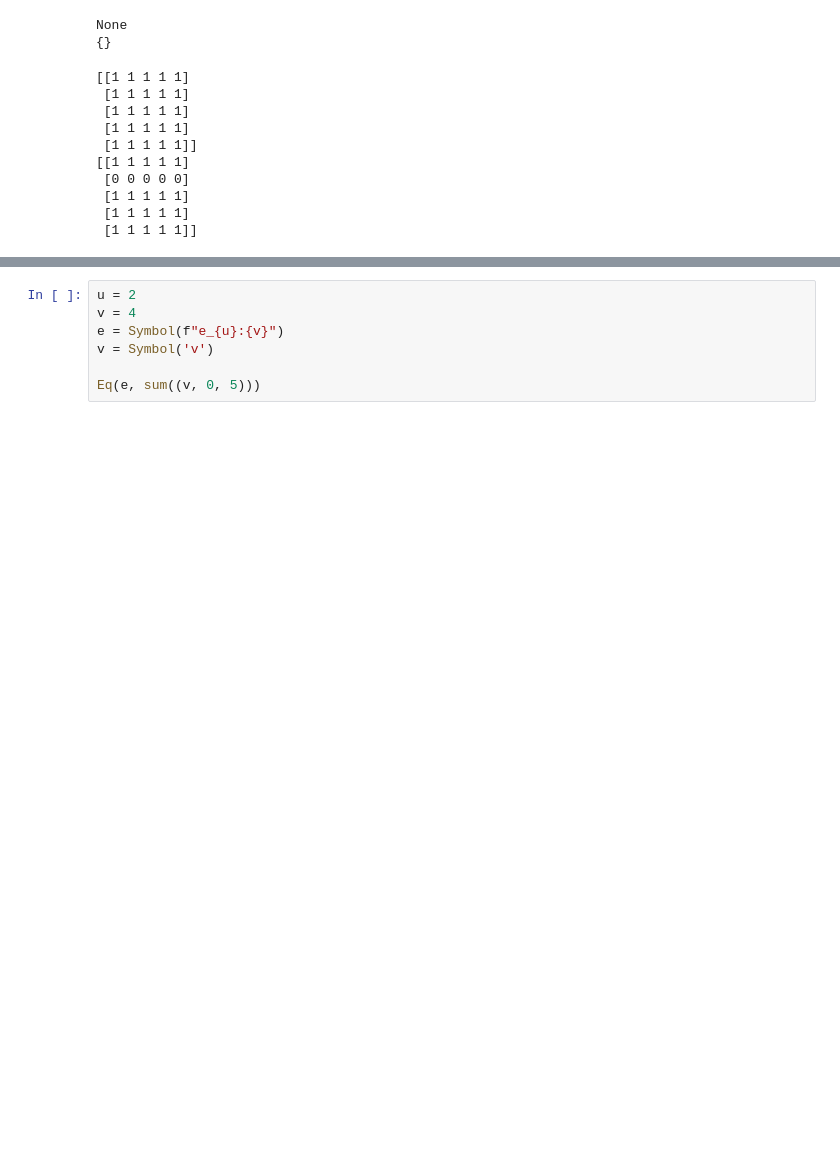
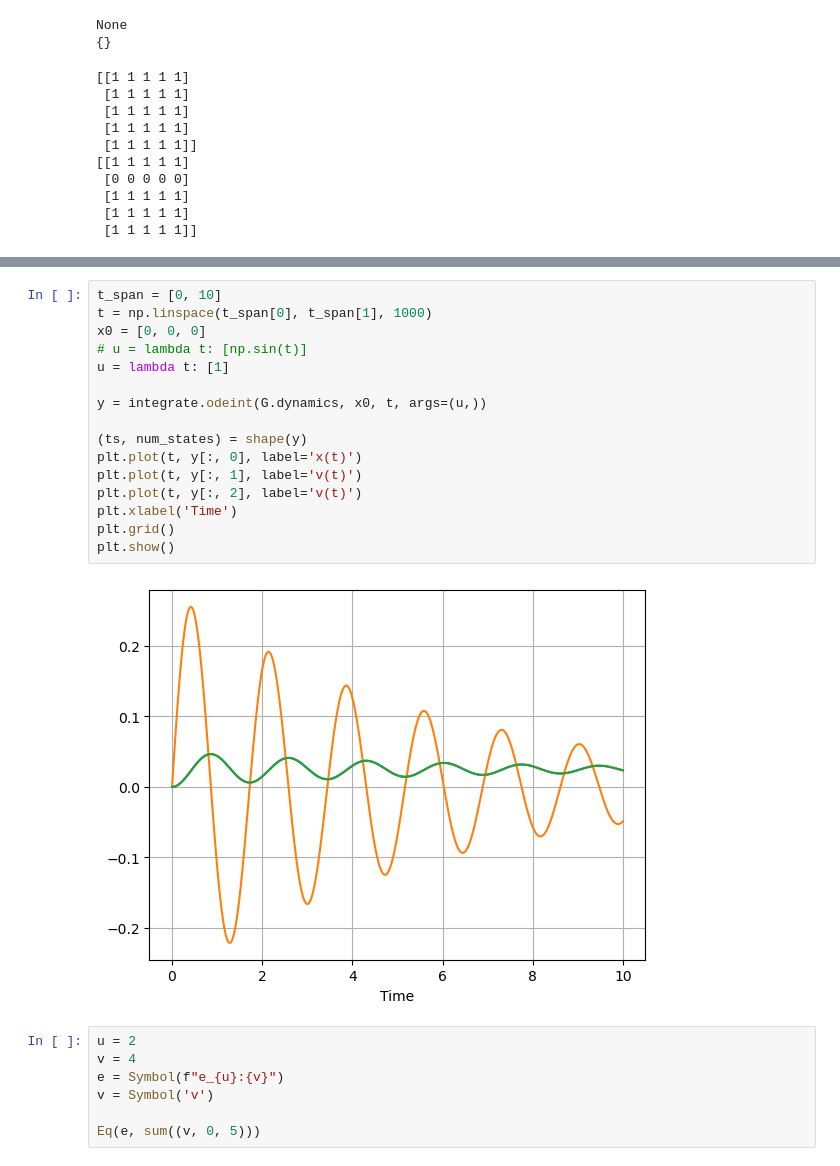
Before and after one commit to Astronauty/AiPEX-Projects, a Jupyter notebook: bond-graph-RL/bond_graph_test.ipynb, the cells around one changed output, grey strips where cells are left out. Cells and saved outputs as stored; diff of their text form; blank space fills up the shorter version.

```diff
--- a/bond-graph-RL/bond_graph_test.ipynb
+++ b/bond-graph-RL/bond_graph_test.ipynb
@@ -199,3 +198,21 @@ G.get_energy_storage_elements()
+# %%
+t_span = [0, 10]
+t = np.linspace(t_span[0], t_span[1], 1000)
+x0 = [0, 0, 0]
+# u = lambda t: [np.sin(t)]
+u = lambda t: [1]
+
+y = integrate.odeint(G.dynamics, x0, t, args=(u,))
+
+(ts, num_states) = shape(y)
+plt.plot(t, y[:, 0], label='x(t)')
+plt.plot(t, y[:, 1], label='v(t)')
+plt.plot(t, y[:, 2], label='v(t)')
+plt.xlabel('Time')
+plt.grid()
+plt.show()
+# %% [output]
+[figure, added]
 # %%
 u = 2
 v = 4
```
Also changed, not shown: parts of 4 cells of this notebook, 2 other files.
